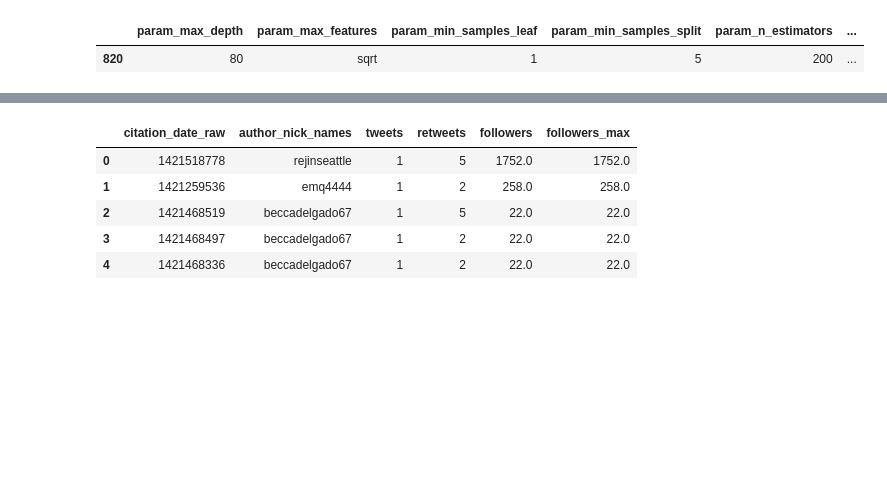
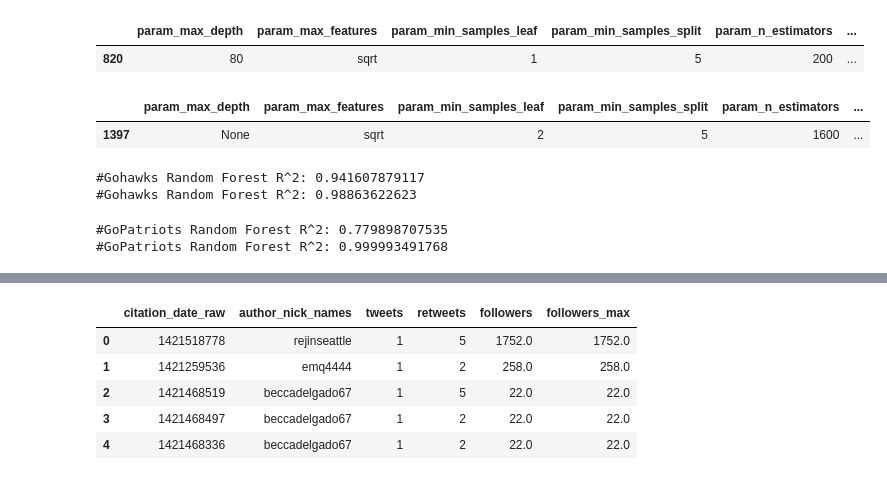
Before and after one commit to nsnguyen/ECE-219, a Jupyter notebook: project4/project_5.ipynb, the cells around one changed output, grey strips where cells are left out. Drawn from its saved outputs; the diff is of its cells as text; code cells hidden in the pictures; blank space fills up the shorter version.

```diff
--- a/project4/project_5.ipynb
+++ b/project4/project_5.ipynb
@@ -1641,13 +1641,19 @@ full_df_rf_results.loc[full_df_rf_results['mean_test_score'] == max(full_df_rf_r
 # %%
 
 warnings.filterwarnings("ignore")
 
-pd.DataFrame(full_df_gradient_boosting.cv_results_)[['param_max_depth',
+full_df_gb_results = pd.DataFrame(full_df_gradient_boosting.cv_results_)[['param_max_depth',
                                               'param_max_features',
                                               'param_min_samples_leaf',
                                               'param_min_samples_split',
                                               'param_n_estimators',
                                               'mean_train_score','mean_test_score']]
+
+#max params
+full_df_gb_results.loc[full_df_gb_results['mean_test_score'] == max(full_df_gb_results['mean_test_score'])]
+# %% [output]
+|  | param_max_depth | param_max_features | param_min_samples_leaf | param_min_samples_split | param_n_estimators | ... |
+| 1397 | None | sqrt | 2 | 5 | 1600 | ... |
 # %%
 # QUESTION 9: Compare the best estimator you found in the grid search with OLS on the entire
 # dataset.
@@ -1653,0 +1683,40 @@ pd.DataFrame(full_df_gradient_boosting.cv_results_)[['param_max_depth',
+# %%
+gohawks_opt_rf = RandomForestRegressor(max_depth=100,
+                                       max_features='sqrt',
+                                       min_samples_leaf=1,
+                                       min_samples_split=2,
+                                       n_estimators=200)
+gohawks_opt_rf.fit(gohawks_X,gohawks_y)
+
+gohawks_opt_gb = GradientBoostingRegressor(max_depth=200,
+                                           max_features='sqrt',
+                                           min_samples_leaf=2,
+                                           min_samples_split=2,
+                                           n_estimators=800)
+gohawks_opt_gb.fit(gohawks_X,gohawks_y)
+
+print('#Gohawks Random Forest R^2:',gohawks_opt_rf.score(gohawks_X,gohawks_y))
+print('#Gohawks Random Forest R^2:',gohawks_opt_gb.score(gohawks_X,gohawks_y))
+# %% [output]
+#Gohawks Random Forest R^2: 0.941607879117
+#Gohawks Random Forest R^2: 0.98863622623
+# %%
+gopatriots_opt_rf = RandomForestRegressor(max_depth=40,
+                                       max_features='auto',
+                                       min_samples_leaf=4,
+                                       min_samples_split=2,
+                                       n_estimators=400)
+gopatriots_opt_rf.fit(gopatriots_X,gopatriots_y)
+
+gopatriots_opt_gb = GradientBoostingRegressor(max_depth=60,
+                                           max_features='sqrt',
+                                           min_samples_leaf=4,
+                                           min_samples_split=5,
+                                           n_estimators=1400)
+gopatriots_opt_gb.fit(gopatriots_X,gopatriots_y)
+
+print('#GoPatriots Random Forest R^2:',gopatriots_opt_rf.score(gopatriots_X,gopatriots_y))
+print('#GoPatriots Random Forest R^2:',gopatriots_opt_gb.score(gopatriots_X,gopatriots_y))
+# %% [output]
+#GoPatriots Random Forest R^2: 0.779898707535
+#GoPatriots Random Forest R^2: 0.999993491768
```
Also changed, not shown: parts of 6 cells of this notebook.
